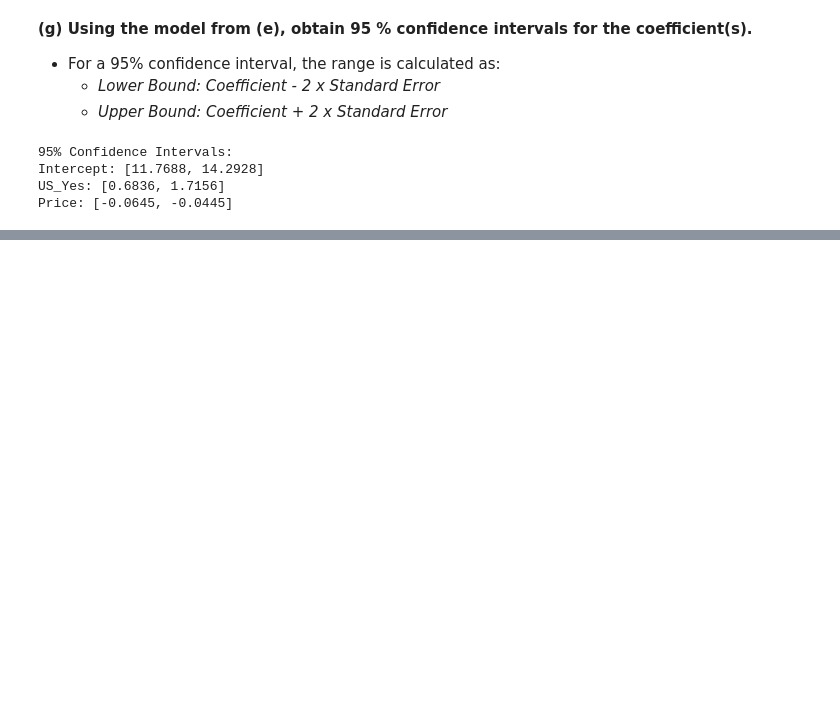
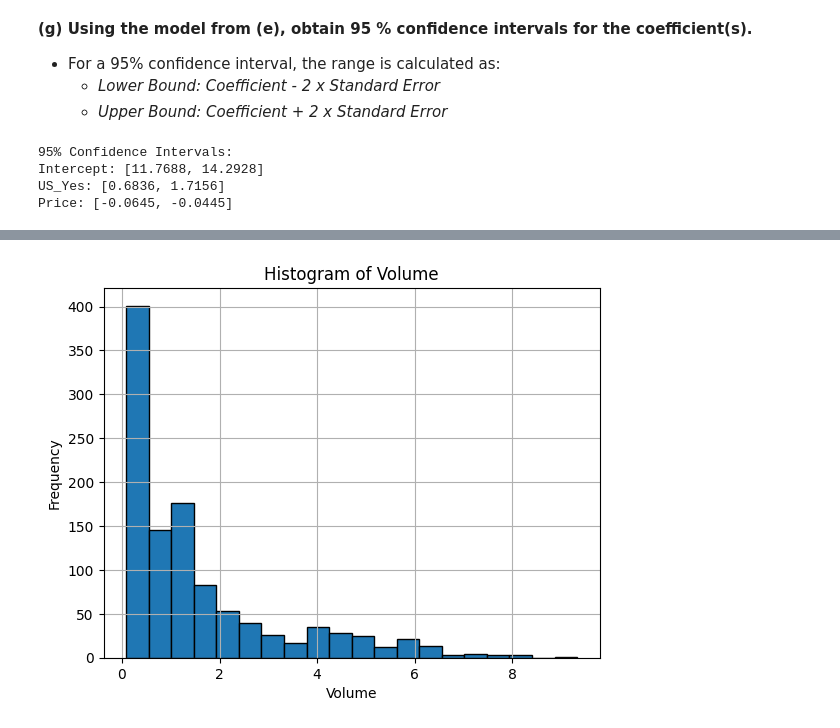
Before and after one commit to Alando-Kevin/ML_Assignments, a Jupyter notebook: ml_assignment.ipynb, the cells around one changed output, grey strips where cells are left out. Drawn from its saved outputs; the diff is of its cells as text; code cells hidden in the pictures; blank space fills up the shorter version.

```diff
--- a/ml_assignment.ipynb
+++ b/ml_assignment.ipynb
@@ -148,0 +213,9 @@ Price: [-0.0645, -0.0445]
+# %%
+# Histogram for Volume
+weekly_data['Volume'].hist(bins=20, edgecolor='black')
+plt.title('Histogram of Volume')
+plt.xlabel('Volume')
+plt.ylabel('Frequency')
+plt.show()
+# %% [output]
+[figure, added]
```
Also changed, not shown: parts of 25 cells of this notebook.
